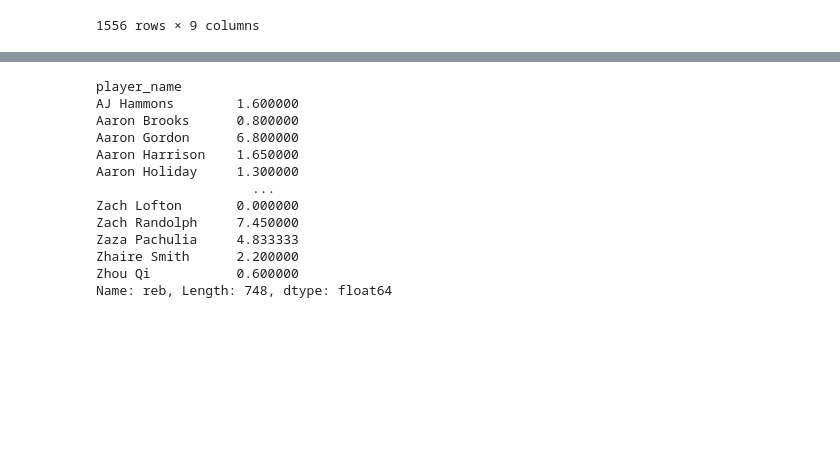
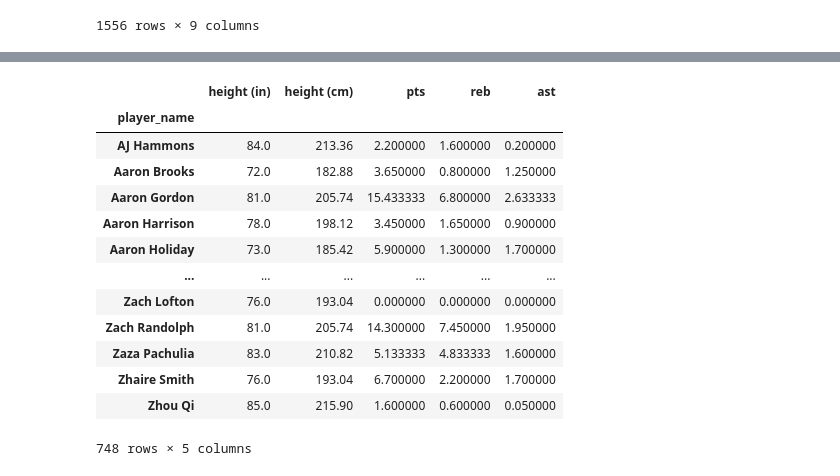
Before and after one commit to ic17rey/butler-groupA-project1, a Jupyter notebook: nba_height_project.ipynb, the cells around one changed output, grey strips where cells are left out. Cells and saved outputs as stored; diff of their text form; code cells hidden in the pictures; blank space fills up the shorter version.

Commit message:
New df for player info, dropping duplicates

```diff
--- a/nba_height_project.ipynb
+++ b/nba_height_project.ipynb
@@ -140,8 +183,24 @@ organized_stats_df
+# %%
+# Three seasons being analyzed and each player has up to three rows in organized_stats_df
+# Grouping by player allows statistics to be calculated on the groupby
+player_groupby = organized_stats_df.groupby(["player_name"])
+player_groupby.mean()
+# %% [output]
+|  | height (in) | height (cm) | pts | reb | ast |
+| player_name |  |  |  |  |  |
+| AJ Hammons | 84.0 | 213.36 | 2.200000 | 1.600000 | 0.200000 |
+| Aaron Brooks | 72.0 | 182.88 | 3.650000 | 0.800000 | 1.250000 |
+| Aaron Gordon | 81.0 | 205.74 | 15.433333 | 6.800000 | 2.633333 |
+| Aaron Harrison | 78.0 | 198.12 | 3.450000 | 1.650000 | 0.900000 |
+| Aaron Holiday | 73.0 | 185.42 | 5.900000 | 1.300000 | 1.700000 |
+| ... | ... | ... | ... | ... | ... |
+| Zach Lofton | 76.0 | 193.04 | 0.000000 | 0.000000 | 0.000000 |
+| Zach Randolph | 81.0 | 205.74 | 14.300000 | 7.450000 | 1.950000 |
+| Zaza Pachulia | 83.0 | 210.82 | 5.133333 | 4.833333 | 1.600000 |
+| Zhaire Smith | 76.0 | 193.04 | 6.700000 | 2.200000 | 1.700000 |
+| Zhou Qi | 85.0 | 215.90 | 1.600000 | 0.600000 | 0.050000 |
+748 rows × 5 columns
 # %%
-# Three seasons being analyzed and each player has up to three rows in organized_stats_df
-# Grouping by player allows statistics to be calculated on the groupby
-player_groupby = organized_stats_df.groupby(["player_name"])
-
 # Of the three seasons analyzed determine how many seasons each player played
 season_count = player_groupby["season"].count()
 
@@ -149,17 +208,6 @@ season_count = player_groupby["season"].count()
 avg_points = player_groupby['pts'].mean()
 avg_assists = player_groupby['ast'].mean()
 avg_rebounds = player_groupby['reb'].mean()
+
+# Add these columns to the unique_players_info_df
+#like: player_info_df["height (in)"] = height
-# %% [output]
-player_name
-AJ Hammons        1.600000
-Aaron Brooks      0.800000
-Aaron Gordon      6.800000
-Aaron Harrison    1.650000
-Aaron Holiday     1.300000
-                    ...
-Zach Lofton       0.000000
-Zach Randolph     7.450000
-Zaza Pachulia     4.833333
-Zhaire Smith      2.200000
-Zhou Qi           0.600000
-Name: reb, Length: 748, dtype: float64
```
Also changed, not shown: parts of 3 cells of this notebook.
